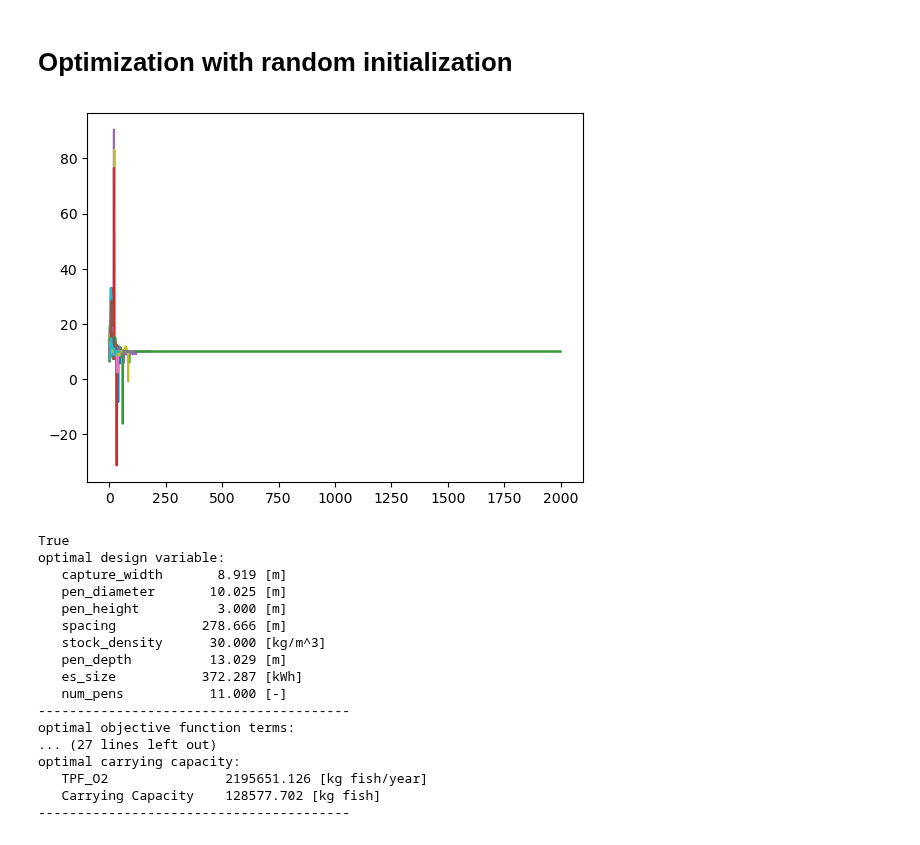
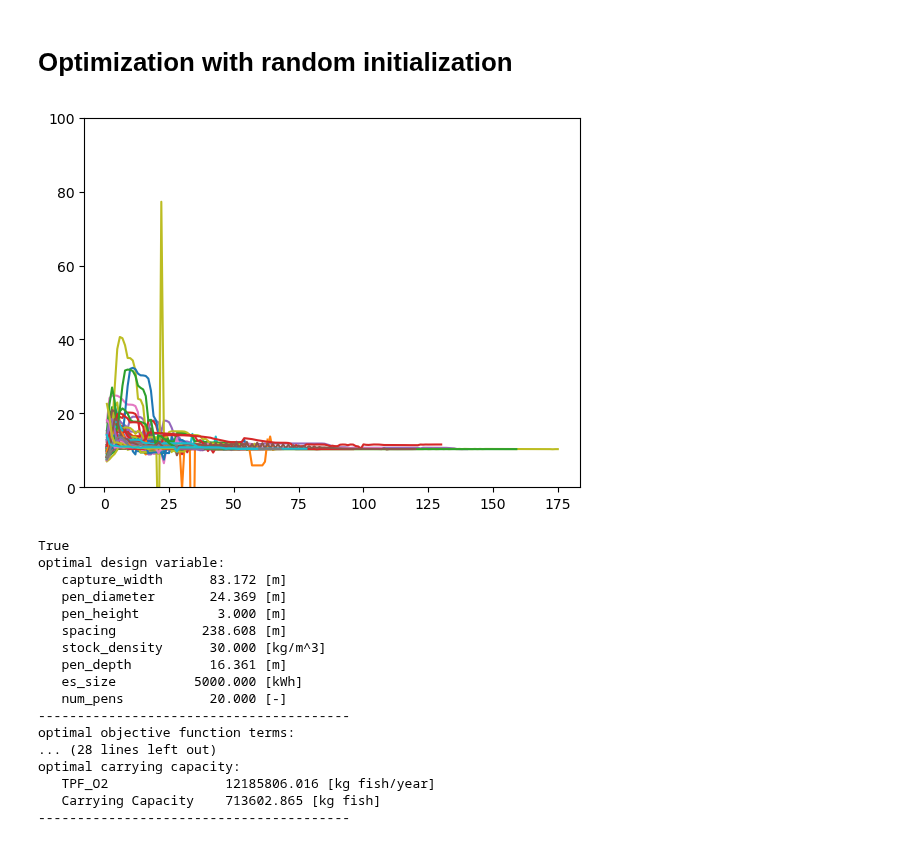
Before and after one commit to symbiotic-engineering/Aquaculture, a Jupyter notebook: run_sim_wecpen_random_init.ipynb, the cells around one changed output. Drawn from its saved outputs; the diff is of its cells as text; code cells hidden in the pictures.

Commit message:
added cost travel from shore

```diff
--- a/run_sim_wecpen_random_init.ipynb
+++ b/run_sim_wecpen_random_init.ipynb
@@ -17,51 +17,56 @@ all_vars = ['x_wec','x_type_wec','x_pen', 'x_disc_pen', 'p_pen','x_env','p_wec',
 all_vars = all_vars  + ['p_wave_vec']
 # with wave average data
 #all_vars = all_vars  + ['x_wave_ave']
 
 fig, ax = plt.subplots(1,1)
 opt_res_history = []
 cons_history = []
 iteration_history = []
 
-x_init, p_init, x, res_best, p_best, op_obj = wecpen_opt(all_vars)
+args = {}
+#args['fixed_num_pen'] = 11 #without cost of travel from shore
+args['fixed_num_pen'] = 20  #with cost of travel from shore
+
+x_init, p_init, x, res_best, p_best, op_obj = wecpen_opt(all_vars, args)
 
 iteration = np.linspace(1,max_iter+1,max_iter+1)
 
 for n_test in range(100):
     #set random x0
     x0 = []
     for i0 in range(len(x.bnds)):
         x0.append(np.random.uniform(low=x.bnds[i0][0], high=x.bnds[i0][1]))
 
     #optimization
-    x_init, p_init, x, res_best, p_best, op_obj = wecpen_opt(all_vars, x0)
+    args['x0'] = x0
+    x_init, p_init, x, res_best, p_best, op_obj = wecpen_opt(all_vars, args)
 
     ax.plot(iteration, op_obj.f)
 
     opt_res_history.append(op_obj.f)
     iteration_history.append(op_obj.count)
     cons_history.append(op_obj.ineq)
 
-#plt.ylim([0, 100])
+plt.ylim([0, 100])
 plt.show()
 
 optimize_result(x.name, x.list, x.unit, res_best, p_best)
 # %% [output]
-[figure, old version]
+[figure, new version]
 True
 optimal design variable:
-   capture_width       8.919 [m]
-   pen_diameter       10.025 [m]
+   capture_width      83.172 [m]
+   pen_diameter       24.369 [m]
    pen_height          3.000 [m]
-   spacing           278.666 [m]
+   spacing           238.608 [m]
    stock_density      30.000 [kg/m^3]
-   pen_depth          13.029 [m]
-   es_size           372.287 [kWh]
-   num_pens           11.000 [-]
+   pen_depth          16.361 [m]
+   es_size          5000.000 [kWh]
+   num_pens           20.000 [-]
 ----------------------------------------
 optimal objective function terms:
-... (27 lines left out)
+... (28 lines left out)
 optimal carrying capacity:
-   TPF_O2               2195651.126 [kg fish/year]
-   Carrying Capacity    128577.702 [kg fish]
+   TPF_O2               12185806.016 [kg fish/year]
+   Carrying Capacity    713602.865 [kg fish]
 ----------------------------------------
```
Also changed, not shown: 6 other files.
